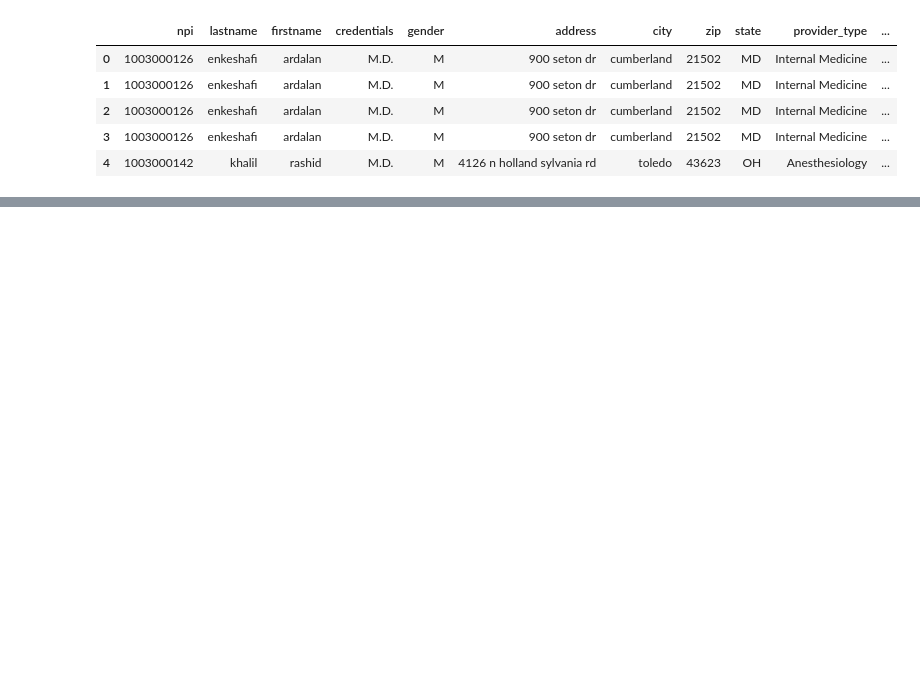
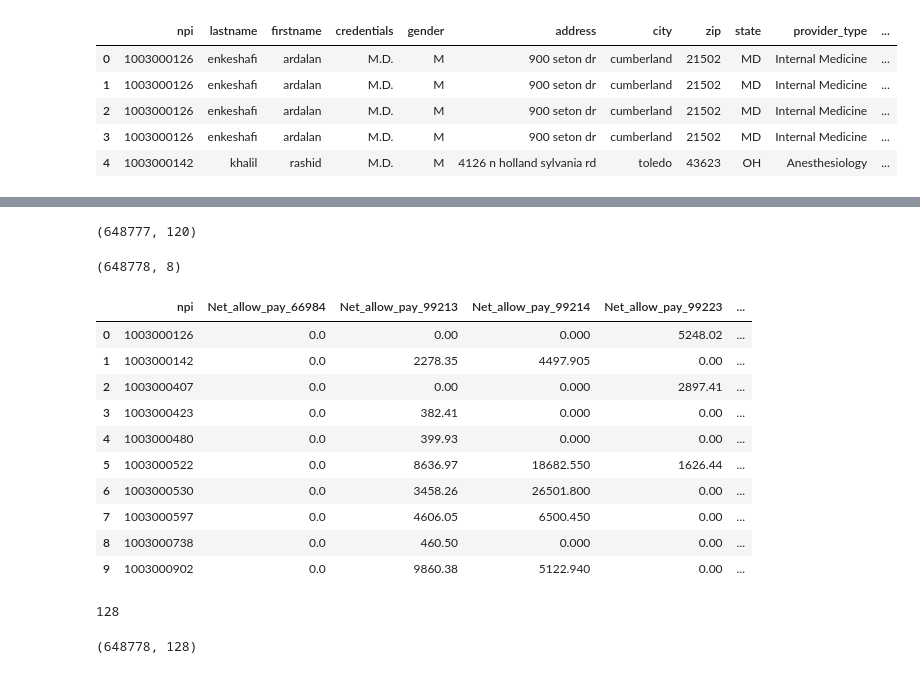
Before and after one commit to radsn/Medicare_anomaly_detection, a Jupyter notebook: Rads_combo_top10hcpcs_w_labels.ipynb, the cells around one changed output, grey strips where cells are left out. Drawn from its saved outputs; the diff is of its cells as text; code cells hidden in the pictures; blank space fills up the shorter version.

Commit message:
finaldf_wideform created

```diff
--- a/Rads_combo_top10hcpcs_w_labels.ipynb
+++ b/Rads_combo_top10hcpcs_w_labels.ipynb
@@ -669,0 +882,35 @@ dfx.hcpcs_code.value_counts()
+# %%
+dfcombo_wide.shape
+# %% [output]
+(648777, 120)
+# %%
+# Add 8 columns per unique npi
+keep = ['npi','gender', 'state', 'provider_type', 'EXCLTYPE', 'year', 'Target', 'weight']
+dfadd = dfcombo.filter(items=keep, axis=1)
+dfadd = dfadd.drop_duplicates()
+dfadd.shape
+# %% [output]
+(648778, 8)
+# %%
+df_final = pd.merge(dfcombo_wide, dfadd, how='left', on='npi')
+df_final.head(10)
+# %% [output]
+|  | npi | Net_allow_pay_66984 | Net_allow_pay_99213 | Net_allow_pay_99214 | Net_allow_pay_99223 | ... |
+| 0 | 1003000126 | 0.0 | 0.00 | 0.000 | 5248.02 | ... |
+| 1 | 1003000142 | 0.0 | 2278.35 | 4497.905 | 0.00 | ... |
+| 2 | 1003000407 | 0.0 | 0.00 | 0.000 | 2897.41 | ... |
+| 3 | 1003000423 | 0.0 | 382.41 | 0.000 | 0.00 | ... |
+| 4 | 1003000480 | 0.0 | 399.93 | 0.000 | 0.00 | ... |
+| 5 | 1003000522 | 0.0 | 8636.97 | 18682.550 | 1626.44 | ... |
+| 6 | 1003000530 | 0.0 | 3458.26 | 26501.800 | 0.00 | ... |
+| 7 | 1003000597 | 0.0 | 4606.05 | 6500.450 | 0.00 | ... |
+| 8 | 1003000738 | 0.0 | 460.50 | 0.000 | 0.00 | ... |
+| 9 | 1003000902 | 0.0 | 9860.38 | 5122.940 | 0.00 | ... |
+# %%
+len(df_final.columns)
+# %% [output]
+128
+# %%
+df_final.shape
+# %% [output]
+(648778, 128)
```
Also changed, not shown: parts of 117 cells of this notebook, 1 other file.
